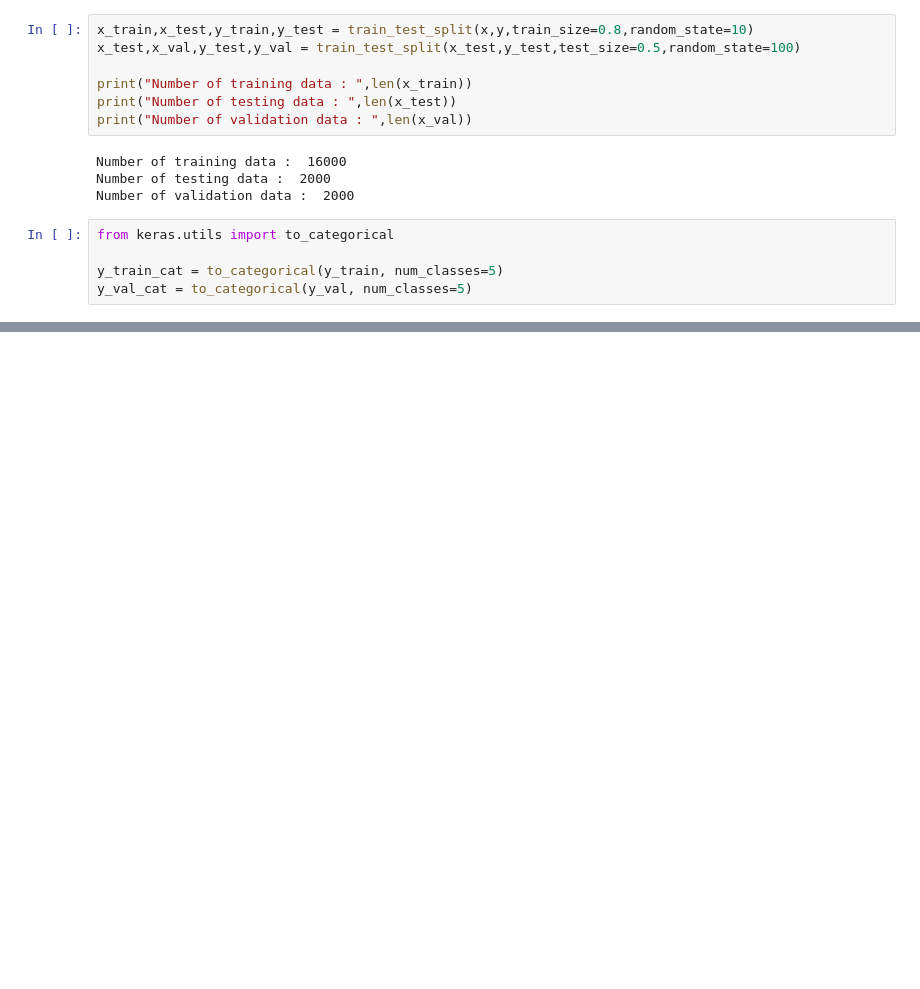
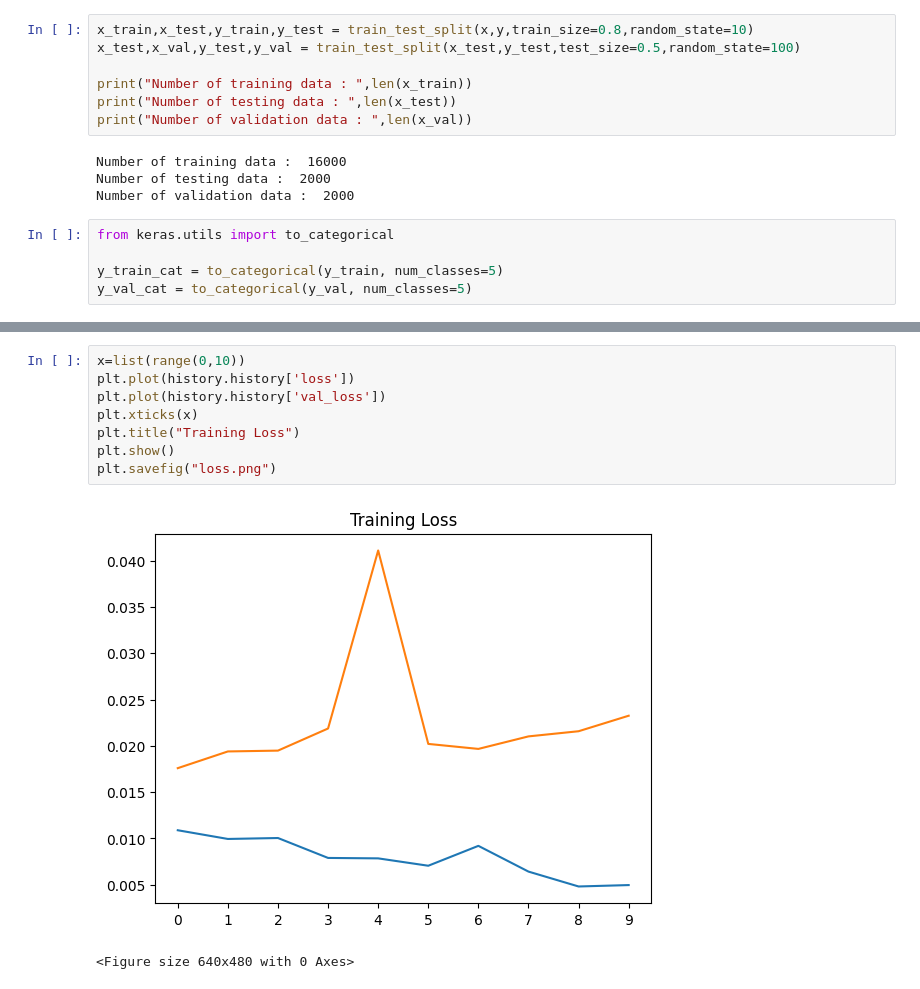
Before and after one commit to abijith-tk/DeepLearning, a Jupyter notebook: ResNet/ResNet.ipynb, the cells around one changed output, grey strips where cells are left out. Saved outputs shown, nothing was run; the diff lists cells and outputs as text; blank space fills up the shorter version.

```diff
--- a/ResNet/ResNet.ipynb
+++ b/ResNet/ResNet.ipynb
@@ -170,0 +188,11 @@ model.save('ResNet_model.h5')
+# %%
+x=list(range(0,10))
+plt.plot(history.history['loss'])
+plt.plot(history.history['val_loss'])
+plt.xticks(x)
+plt.title("Training Loss")
+plt.show()
+plt.savefig("loss.png")
+# %% [output]
+[figure, added]
+<Figure size 640x480 with 0 Axes>
```
Also changed, not shown: parts of 9 cells of this notebook.
